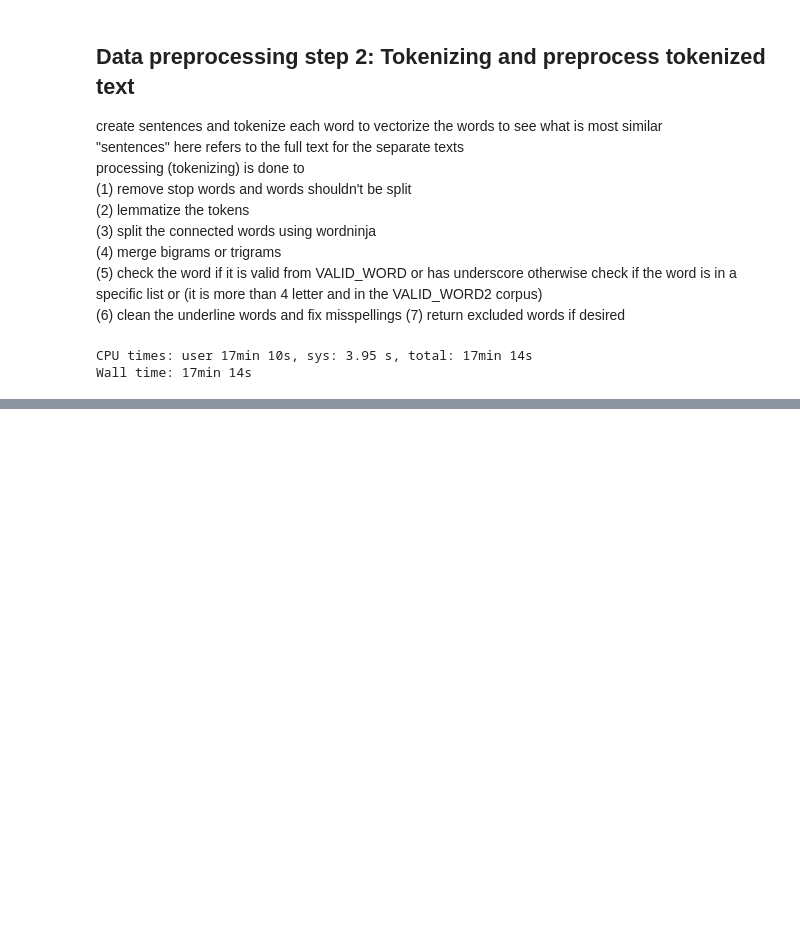
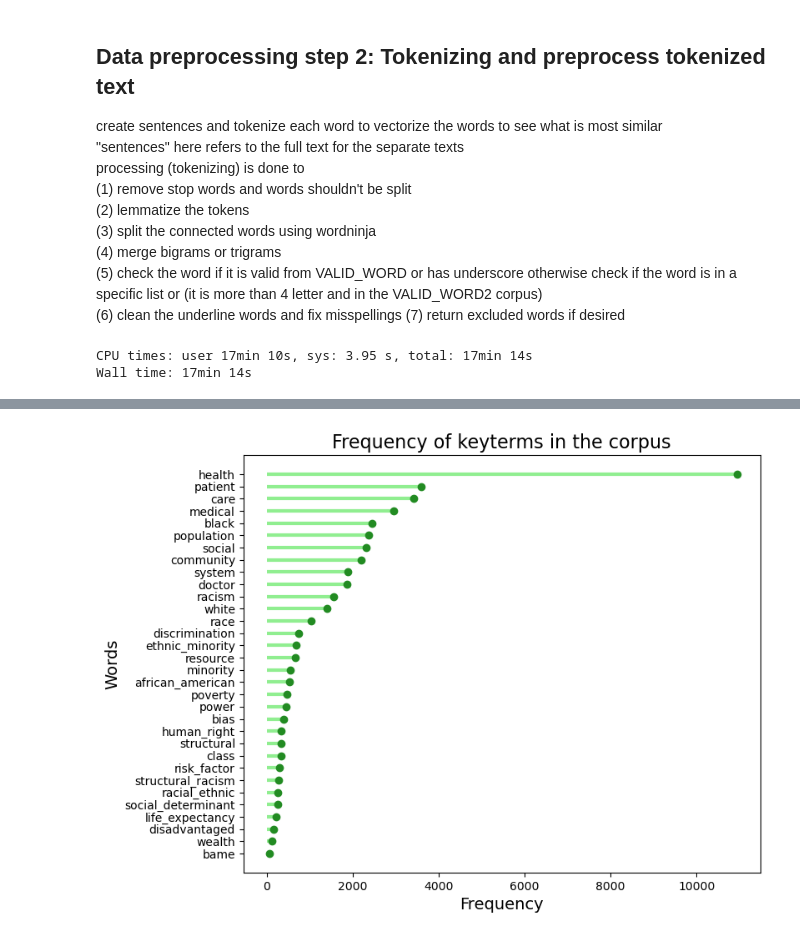
Before and after one commit to dlab-projects/interrogating_racism_medical_literature, a Jupyter notebook: notebooks/preprocess_text.ipynb, the cells around one changed output, grey strips where cells are left out. Saved outputs shown, nothing was run; the diff lists cells and outputs as text; code cells hidden in the pictures; blank space fills up the shorter version.

```diff
--- a/notebooks/preprocess_text.ipynb
+++ b/notebooks/preprocess_text.ipynb
@@ -391,0 +450,17 @@ data.to_pickle('../data/full_data_w_processedtext.pkl')
+# %%
+KEYTERMS2 = ['health', 'patient', 'doctor', 'resource', 'class',
+            'care', 'medical',
+            'population', 'social', 'community', 'system',
+            'race', 'black', 'white', 'bame', 'minority',
+            'racism', 'disadvantaged',
+            'discrimination', 'wealth', 'poverty', 'power', 'bias', 'structural',
+            'ethnic_minority', 'african_american', 'human_right', 'risk_factor',
+            'structural_racism', 'racial_ethnic', 'social_determinant', 'life_expectancy']
+# %%
+keyterm_count_tokens = [(key, token_counts[key]) for key in KEYTERMS2]
+plt.figure(figsize=(8, 6.5))
+lolli_graph(keyterm_count_tokens,
+            title='Frequency of keyterms in the corpus',
+            line_color='lightgreen', point_color='forestgreen')
+# %% [output]
+[figure, added]
```
Also changed, not shown: parts of 10 cells of this notebook, 3 other files.
